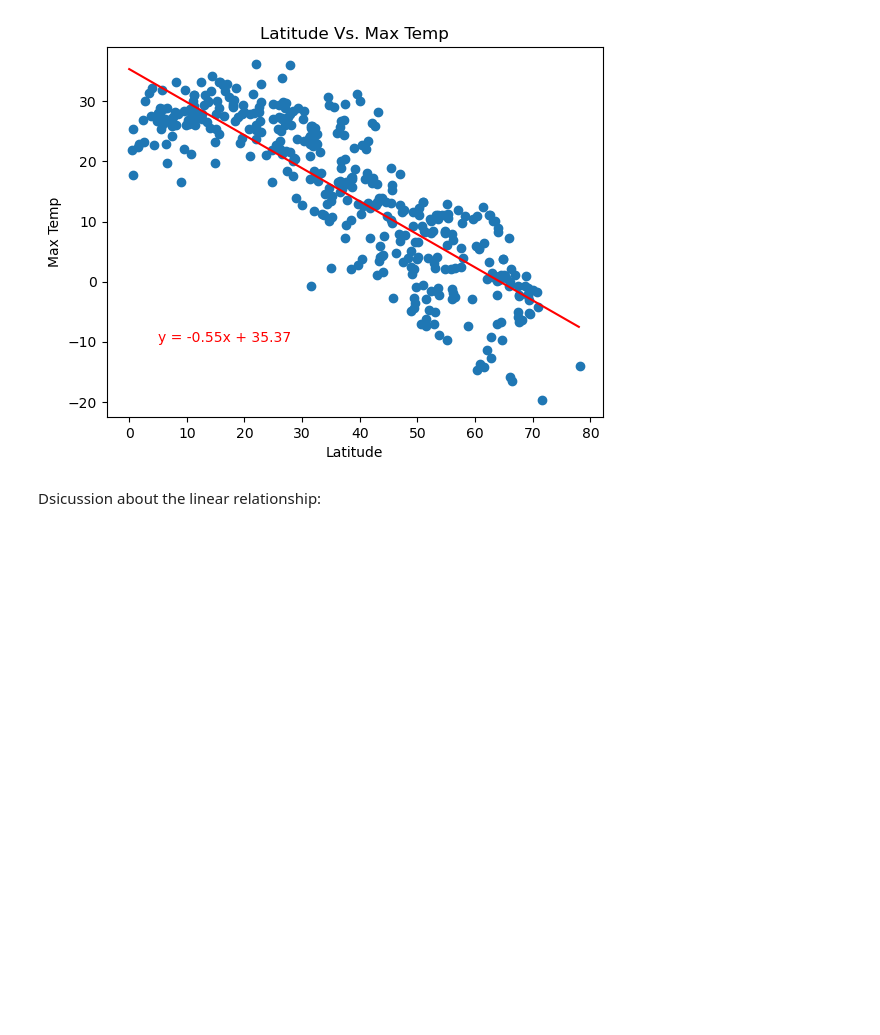
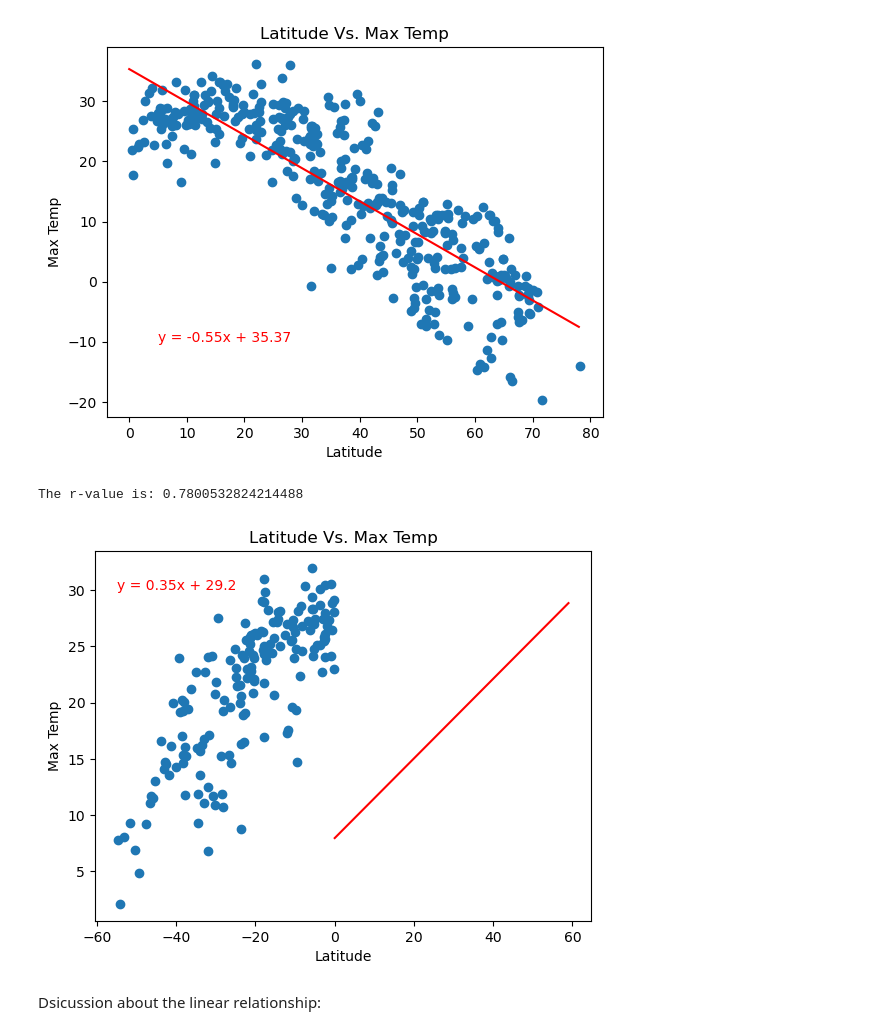
Before and after one commit to m-janssens-boop/python_api_challenge, a Jupyter notebook: WeatherPy/WeatherPy.ipynb, the cells around one changed output. Cells and saved outputs as stored; diff of their text form; code cells hidden in the pictures; blank space fills up the shorter version.

```diff
--- a/WeatherPy/WeatherPy.ipynb
+++ b/WeatherPy/WeatherPy.ipynb
@@ -248,15 +262,15 @@ plt.show()
 # %%
 # Define a function to create Linear Regression plots
 
-def l_regression(x, y, y_label):
+def l_regression(x, y, y_label, x_min, xy_annotate):
 
     (slope, intercept, rvalue, pvalue, stderr) = linregress(x, y)
-    x_axis = np.arange(0, max(x))
+    x_axis = np.arange(x_min, max(x))
     reg_line = slope*x_axis + intercept
     print(f"The r-value is: {rvalue}")
     plt.scatter(x, y)
     plt.plot(reg_line, color='r')
-    plt.annotate(f'y = {round(slope, 2)}x + {round(intercept, 2)}', (5, -10), color='r')
+    plt.annotate(f'y = {round(slope, 2)}x + {round(intercept, 2)}', xy_annotate, color='r')
     plt.title(f'Latitude Vs. {y_label}')
     plt.xlabel('Latitude')
     plt.ylabel(f'{y_label}')
@@ -312,2 +325,13 @@ The r-value is: -0.8456354371320574
+# %%
+# Linear regression on Southern Hemisphere
+s_lat = southern_hemi_df['Lat']
+s_max_temp = southern_hemi_df['Max Temp']
+x_min = -60
+xy_annotate = (-55, 30)
+
+l_regression(s_lat, s_max_temp, 'Max Temp', x_min, xy_annotate)
+# %% [output]
+The r-value is: 0.7800532824214488
+[figure, added]
 # %% [markdown]
 Dsicussion about the linear relationship:
```
Also changed, not shown: parts of 20 cells of this notebook, 8 other files.
